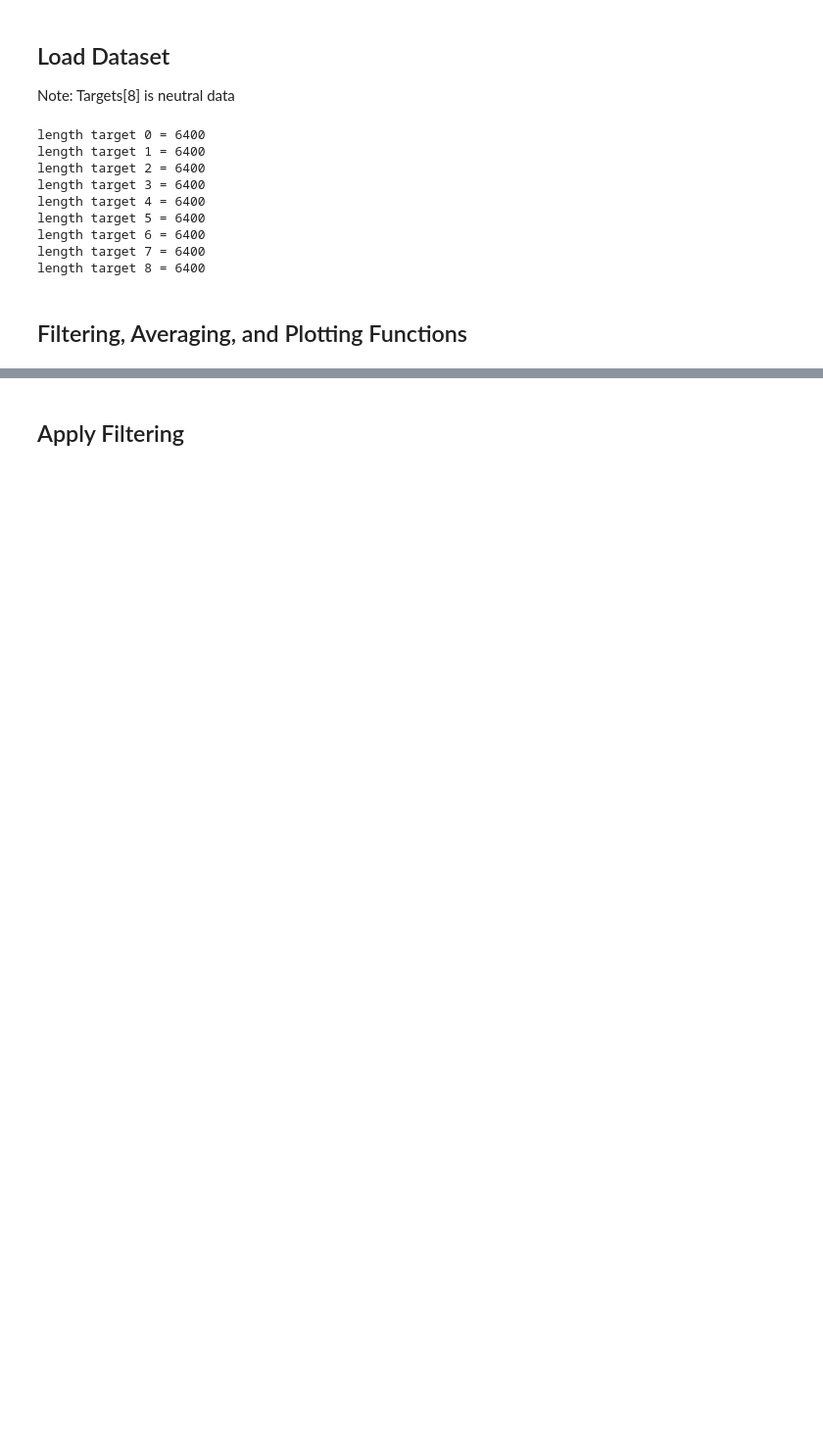
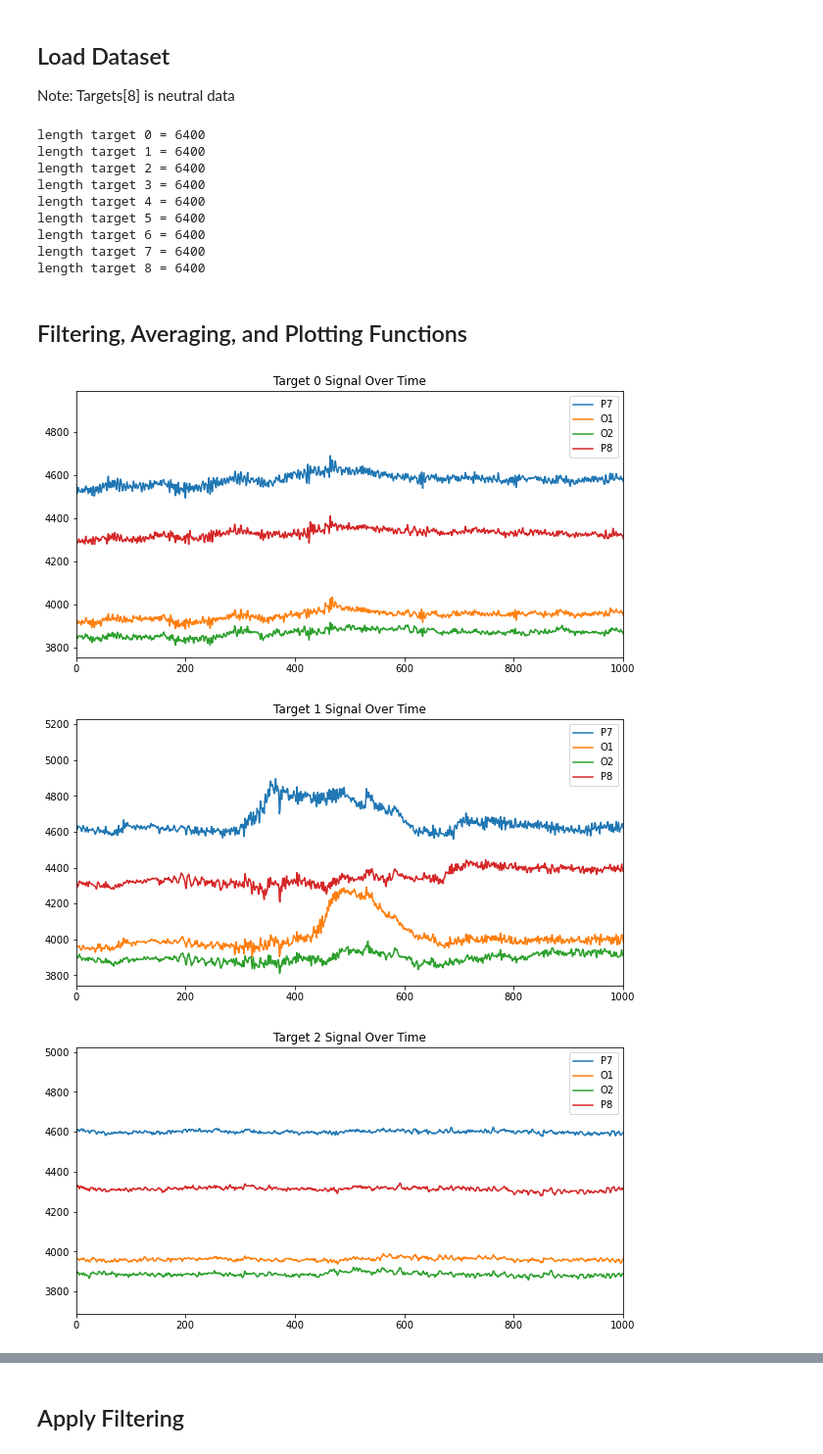
Before and after one commit to PeZeqo/capstone_pokemon_bci, a Jupyter notebook: cca_train.ipynb, the cells around one changed output, grey strips where cells are left out. Shown at 98% size. Drawn from its saved outputs; the diff is of its cells as text; code cells hidden in the pictures; blank space fills up the shorter version.

```diff
--- a/cca_train.ipynb
+++ b/cca_train.ipynb
@@ -177,0 +175,7 @@ def averaging():
+# %%
+plot_time_all()
+# plot_fft_all()
+# %% [output]
+[figure, added]
+[figure, added]
+[figure, added]
```
Also changed, not shown: parts of 7 cells of this notebook, 2 other files.
